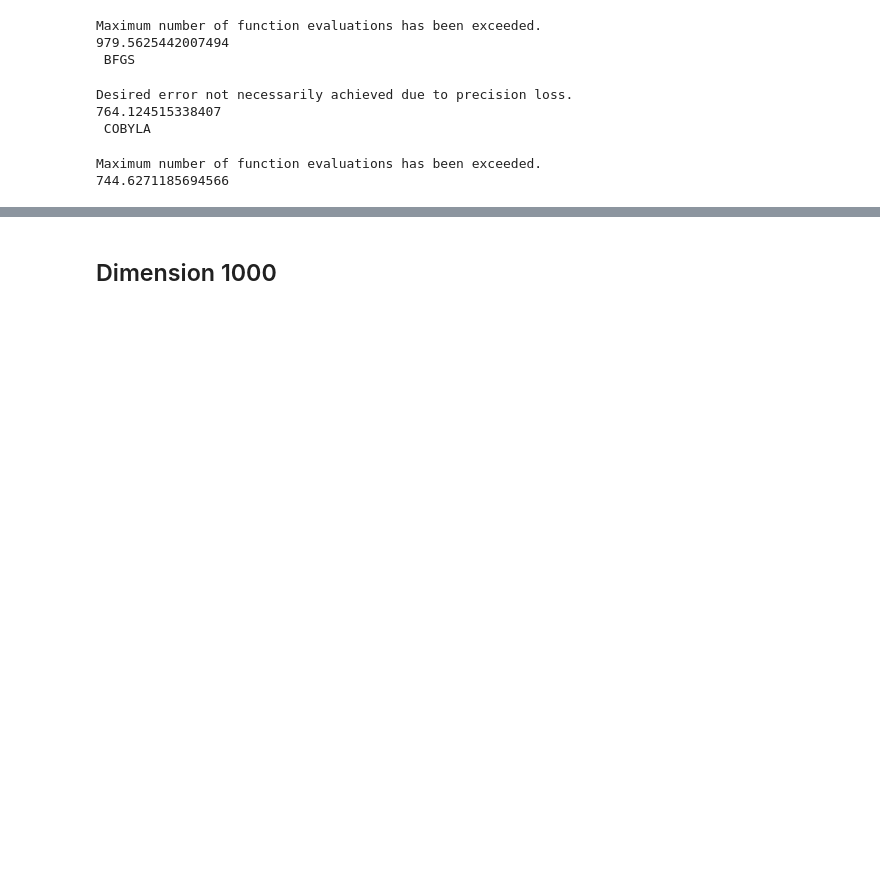
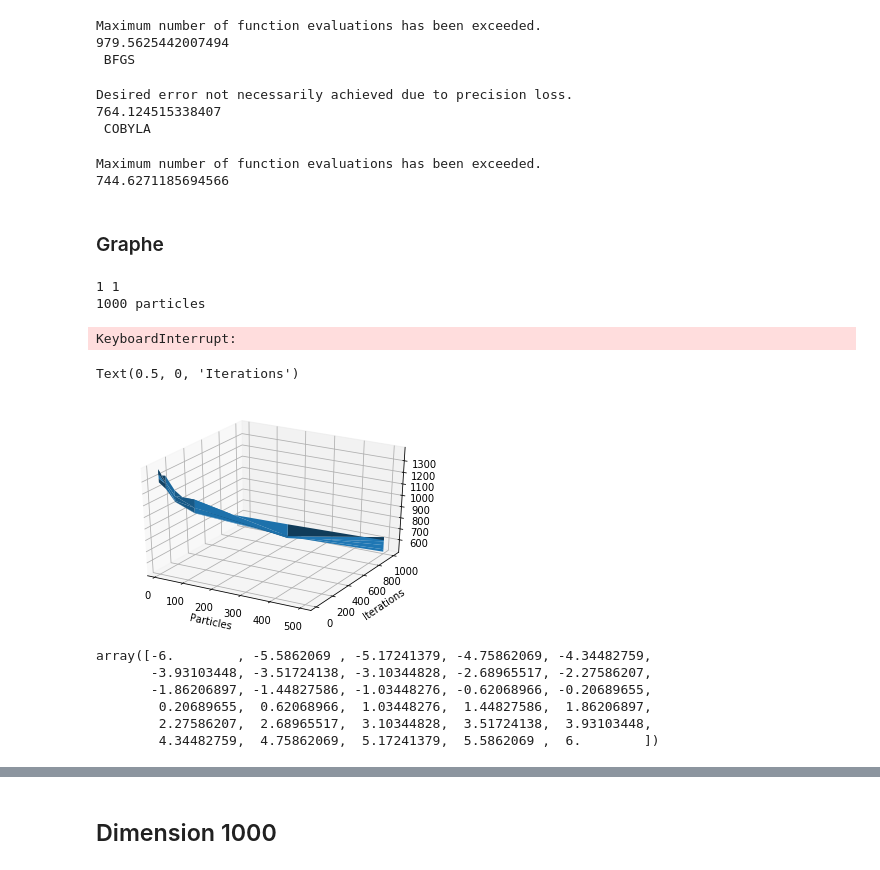
Before and after one commit to aalp75/PSO-Particle-Swarm-Optimization-, a Jupyter notebook: Main.ipynb, the cells around one changed output, grey strips where cells are left out. Saved outputs shown, nothing was run; the diff lists cells and outputs as text; code cells hidden in the pictures; blank space fills up the shorter version.

```diff
--- a/Main.ipynb
+++ b/Main.ipynb
@@ -240,7 +438,7 @@ Global optimizer - Different topology
 dim = 100
 n_particles = 1000
 my_topology = ps.backend.topology.Ring(static=True)
-options = {'c1': 1.4, 'c2': 1.4, 'w': 0.7 , 'k' : 10 , 'p' : 2}
+options = {'c1': 1.4, 'c2': 1.4, 'w': 0.7 , 'k' : 5, 'p' : 2}
 print("In dimension %d for %d particles" %(dim,n_particles))
 x_max = 5.12 * np.ones(dim)
 x_min = -1 * x_max
@@ -299,7 +545,7 @@ KeyboardInterrupt:
 ### VonNeumann topology
 # %%
 dim = 100
-n_particles = 1000
+n_particles = 30
 my_topology = ps.backend.topology.VonNeumann(static=True)
 options = {'c1': 1.49445, 'c2': 1.49445, 'w': 0.729, 'p' : 1 , 'r' : 1}
 print("In dimension %d for %d particles" %(dim,n_particles))
@@ -308,6 +554,6 @@ x_min = -1 * x_max
 bounds = (x_min,x_max)
 for i in range(5):
     optimizer = ps.single.GeneralOptimizerPSO(n_particles=n_particles, dimensions=dim, options=options, topology=my_topology)
-    cost, pos = optimizer.optimize(rastrigin_pso, iters=10000 , verbose = False)
+    cost, pos = optimizer.optimize(rastrigin_pso, iters=1000 , verbose = False)
     print("%d - The minimum find is %.3f"%(i+1,cost))
 # %% [output]
@@ -370,3 +612,38 @@ Desired error not necessarily achieved due to precision loss.
  COBYLA
 Maximum number of function evaluations has been exceeded.
 744.6271185694566
+# %% [markdown]
+### Graphe
+# %%
+def f(n_particles, nb_iter):
+    val = 0
+    for i in range(5):
+        optimizer = ps.single.GlobalBestPSO(n_particles=n_particles, dimensions=dim, options = options , bounds = bounds)
+        cost, pos = optimizer.optimize(rastrigin_pso, iters=nb_iter , verbose = False)
+        val += cost
+    return val/5
+# %%
+dim = 10
+options = {'c1': 1.49445, 'c2': 1.49445, 'w': 0.729 , 'k':2 , 'p':2}
+x_max = 5.12 * np.ones(dim)
+x_min = -1 * x_max
+bounds = (x_min,x_max)
+
+x = np.array([10,20,30,50,100,300,500,1000])#Particles
+y = np.array([10,20,50,100,200,500,1000,5000])#Iterations number
+
+x = np.array([1000])#Particles
+y = np.array([5000])#Iterations number
+
+print(len(x),len(y))
+
+#X, Y = np.meshgrid(x, y)
+Z= np.zeros((len(x),len(y)))
+for i in range(len(x)):
+    print("%d particles" %(x[i]))
+    for j in range(len(y)):
+        Z[i,j] = f(x[i] , y[j])
+# %% [output]
+1 1
+1000 particles
+KeyboardInterrupt:
@@ -372,0 +653,19 @@ Maximum number of function evaluations has been exceeded.
+# %%
+fig = plt.figure()
+ax = plt.axes(projection='3d')
+ax.plot_surface(x,y,Z)
+#ax.contour3D(x, y, Z)
+ax.set_xlabel('Particles')
+ax.set_ylabel('Iterations')
+# %% [output]
+Text(0.5, 0, 'Iterations')
+[figure, added]
+# %%
+np.linspace(-6, 6, 30)
+# %% [output]
+array([-6.        , -5.5862069 , -5.17241379, -4.75862069, -4.34482759,
+       -3.93103448, -3.51724138, -3.10344828, -2.68965517, -2.27586207,
+       -1.86206897, -1.44827586, -1.03448276, -0.62068966, -0.20689655,
+        0.20689655,  0.62068966,  1.03448276,  1.44827586,  1.86206897,
+        2.27586207,  2.68965517,  3.10344828,  3.51724138,  3.93103448,
+        4.34482759,  4.75862069,  5.17241379,  5.5862069 ,  6.        ])
```
Also changed, not shown: parts of 93 cells of this notebook.
